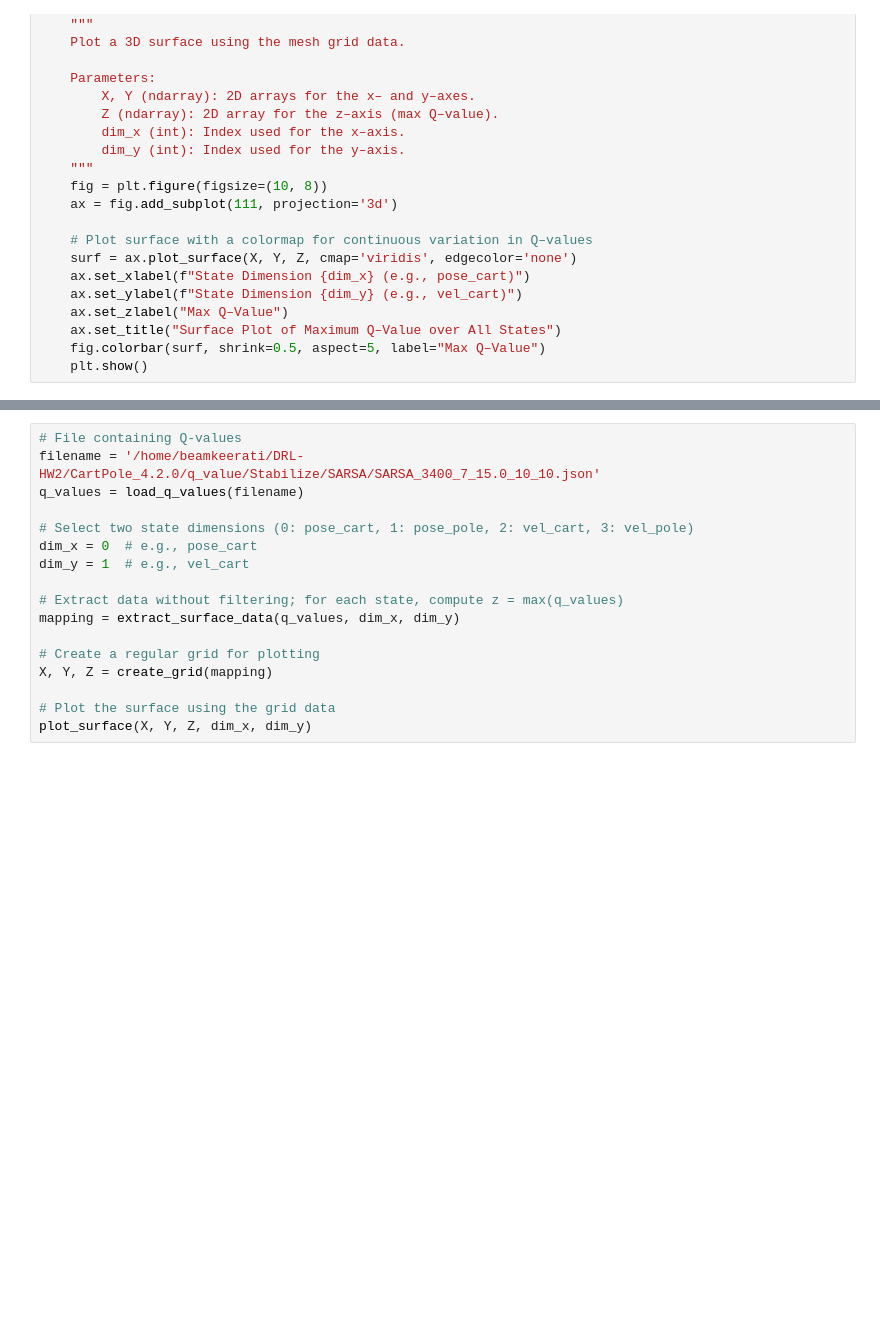
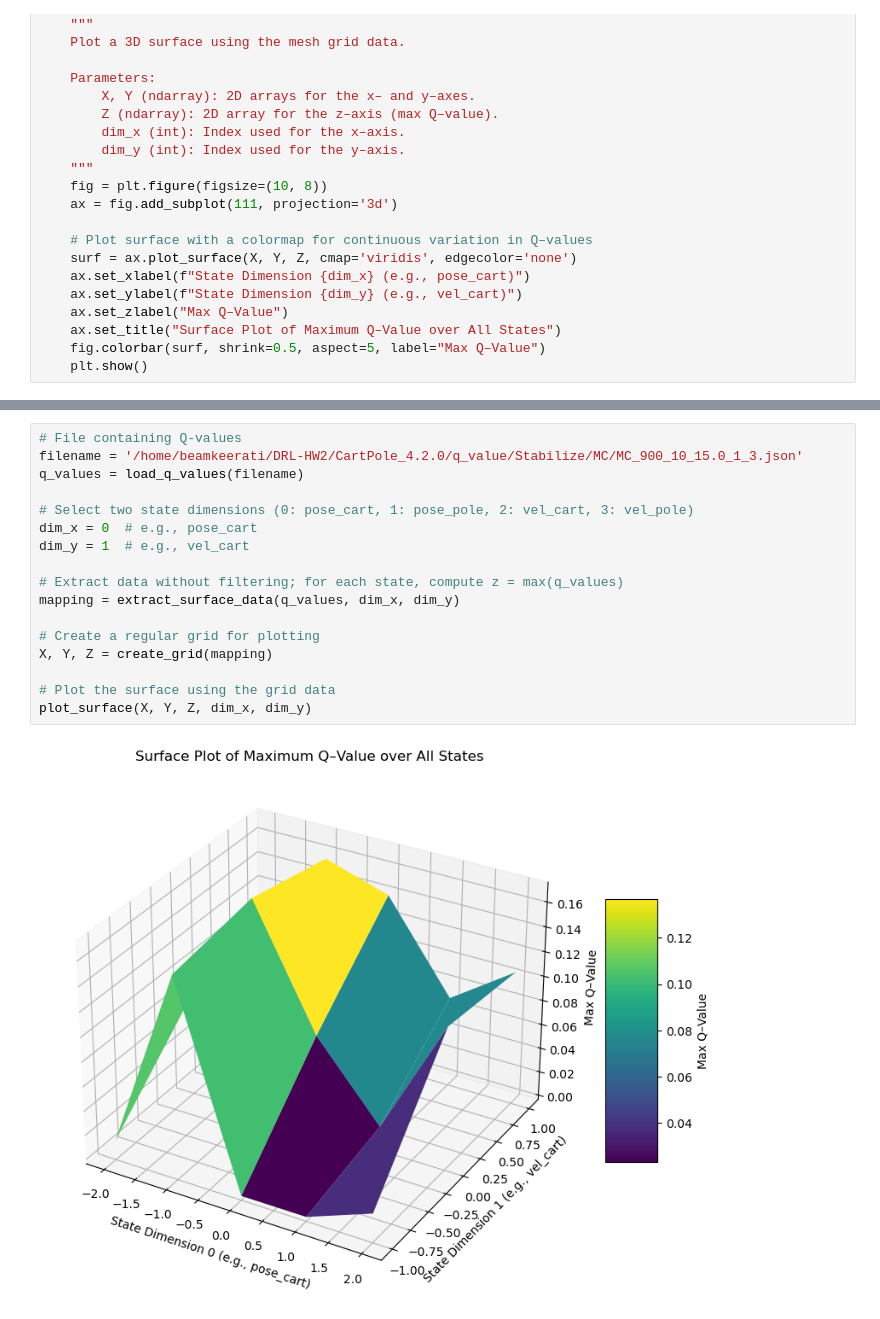
Before and after one commit to beamkeerati/DRL-HW2, a Jupyter notebook: CartPole_4.2.0/Plot_q_values.ipynb, the cells around one changed output, grey strips where cells are left out. Saved outputs shown, nothing was run; the diff lists cells and outputs as text; blank space fills up the shorter version.

```diff
--- a/CartPole_4.2.0/Plot_q_values.ipynb
+++ b/CartPole_4.2.0/Plot_q_values.ipynb
@@ -123,17 +127,19 @@ plot_surface(X, Y, Z, dim_x, dim_y)
 # %%
 # File containing Q-values
-filename = '/home/beamkeerati/DRL-HW2/CartPole_4.2.0/q_value/Stabilize/SARSA/SARSA_3400_7_15.0_10_10.json'
+filename = '/home/beamkeerati/DRL-HW2/CartPole_4.2.0/q_value/Stabilize/MC/MC_900_10_15.0_1_3.json'
 q_values = load_q_values(filename)
 
 # Select two state dimensions (0: pose_cart, 1: pose_pole, 2: vel_cart, 3: vel_pole)
 dim_x = 0  # e.g., pose_cart
 dim_y = 1  # e.g., vel_cart
 
 # Extract data without filtering; for each state, compute z = max(q_values)
 mapping = extract_surface_data(q_values, dim_x, dim_y)
 
 # Create a regular grid for plotting
 X, Y, Z = create_grid(mapping)
 
 # Plot the surface using the grid data
 plot_surface(X, Y, Z, dim_x, dim_y)
+# %% [output]
+[figure, added]
```
Also changed, not shown: parts of 2 cells of this notebook, 13 other files.
